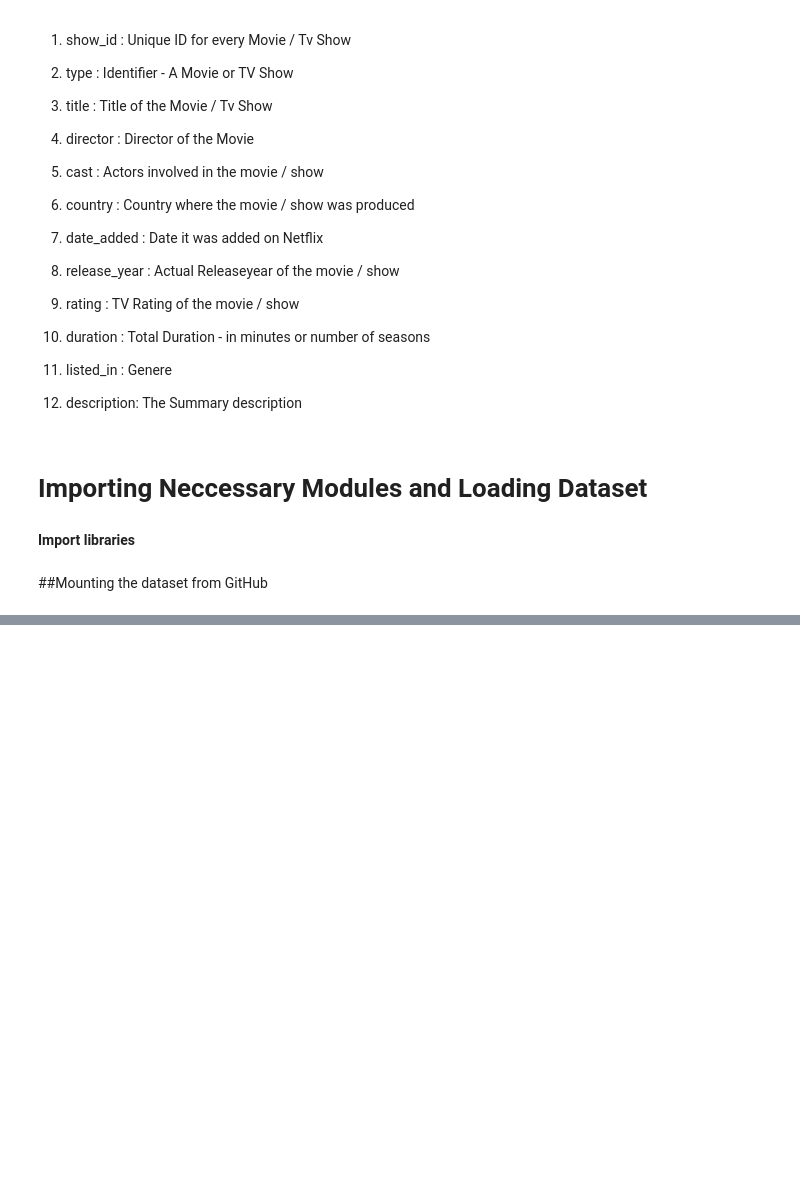
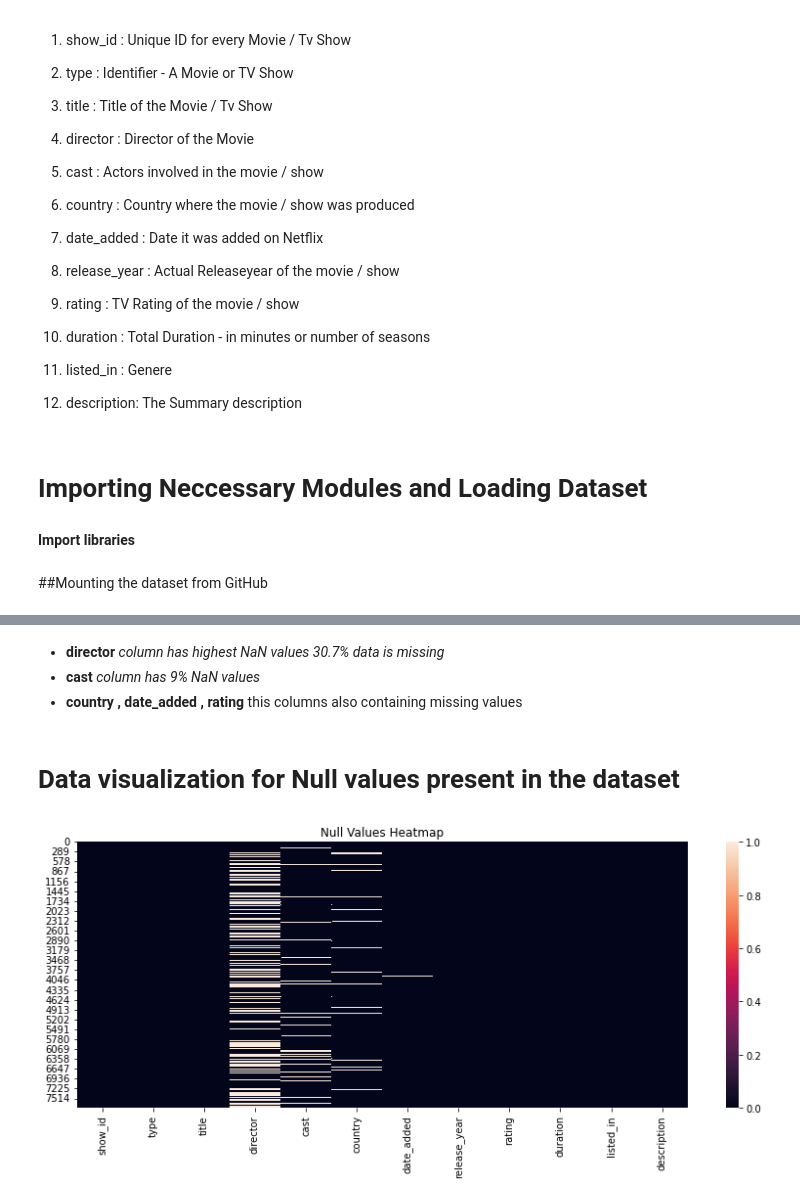
Before and after one commit to VrushankAmare/Netflix-Movies-and-TV-Shows-Clustering, a Jupyter notebook: NETFLIX_MOVIES_AND_TV_SHOWS_CLUSTERING.ipynb, the cells around one changed output, grey strips where cells are left out. Drawn from its saved outputs; the diff is of its cells as text; code cells hidden in the pictures; blank space fills up the shorter version.

Commit message:
Exploring and Understanding the Dataset, Data Cleaning

```diff
--- a/NETFLIX_MOVIES_AND_TV_SHOWS_CLUSTERING.ipynb
+++ b/NETFLIX_MOVIES_AND_TV_SHOWS_CLUSTERING.ipynb
@@ -117,4 +108,8 @@ data='https://raw.githubusercontent.com/VrushankAmare/Netflix-Movies-and-TV-Show
+# %%
+# file path of dataset
+
+data='https://drive.google.com/uc?export=download&id=1xJGllnE12mAggLuRo8b0oNSshUlG8GvF'
 # %%
 # dataframe
 
-Netflix_df = pd.read_csv(data, encoding = "ISO-8859-1")
+Netflix_df = pd.read_csv(data, encoding ='latin')
@@ -122,0 +290,14 @@ HTTPError: ignored
+# %% [markdown]
+* **director** *column has highest NaN values 30.7% data is missing*
+* **cast** *column has 9% NaN values*
+* **country , date_added , rating** this columns also containing missing values
+# %% [markdown]
+# Data visualization for Null values present in the dataset
+# %%
+#Heatmap graph of null values
+plt.figure(figsize=(14, 5))
+sns.heatmap(Netflix_df.isnull(), cbar=True)
+plt.title("Null Values Heatmap")
+plt.show()
+# %% [output]
+[figure, added]
```
Also changed, not shown: parts of 40 cells of this notebook.
